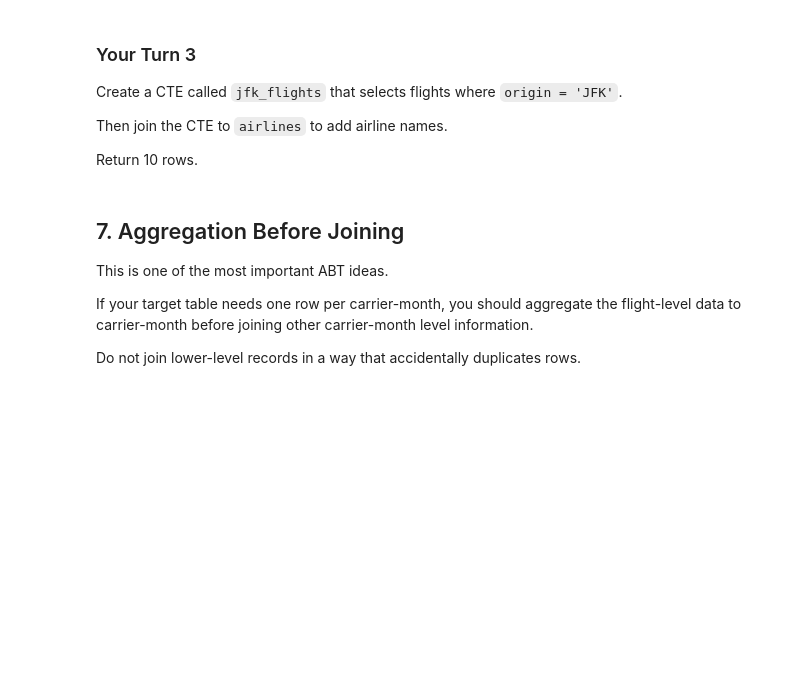
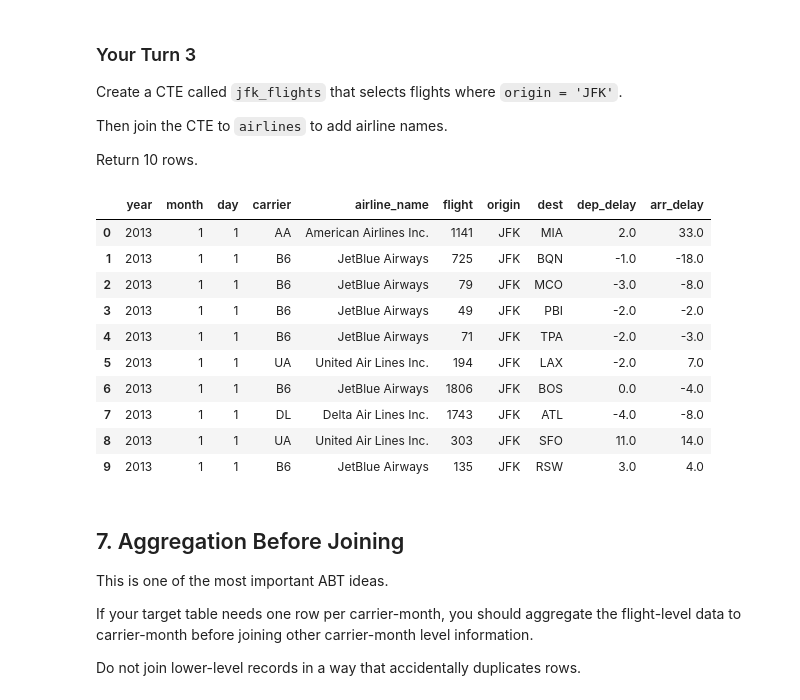
Before and after one commit to destinyu2003-lab/ban6003-week-9-10-destiny-ubaha, a Jupyter notebook: notebooks/module10_sql_joins_abt_guided_lab.ipynb, the cells around one changed output. Saved outputs shown, nothing was run; the diff lists cells and outputs as text; code cells hidden in the pictures; blank space fills up the shorter version.

```diff
--- a/notebooks/module10_sql_joins_abt_guided_lab.ipynb
+++ b/notebooks/module10_sql_joins_abt_guided_lab.ipynb
@@ -415,11 +525,51 @@ Return 10 rows.
 # %%
 # Your Turn 3
 
 query = '''
-
+WITH jfk_flights AS (
+    SELECT
+        year,
+        month,
+        day,
+        carrier,
+        flight,
+        origin,
+        dest,
+        dep_delay,
+        arr_delay
+    FROM flights
+    WHERE origin = 'JFK'
+)
+SELECT
+    f.year,
+    f.month,
+    f.day,
+    f.carrier,
+    a.name AS airline_name,
+    f.flight,
+    f.origin,
+    f.dest,
+    f.dep_delay,
+    f.arr_delay
+FROM jfk_flights AS f
+INNER JOIN airlines AS a
+    ON f.carrier = a.carrier
+LIMIT 10;
 '''
 
 run_query(query, engine)
+# %% [output]
+|  | year | month | day | carrier | airline_name | flight | origin | dest | dep_delay | arr_delay |
+| 0 | 2013 | 1 | 1 | AA | American Airlines Inc. | 1141 | JFK | MIA | 2.0 | 33.0 |
+| 1 | 2013 | 1 | 1 | B6 | JetBlue Airways | 725 | JFK | BQN | -1.0 | -18.0 |
+| 2 | 2013 | 1 | 1 | B6 | JetBlue Airways | 79 | JFK | MCO | -3.0 | -8.0 |
+| 3 | 2013 | 1 | 1 | B6 | JetBlue Airways | 49 | JFK | PBI | -2.0 | -2.0 |
+| 4 | 2013 | 1 | 1 | B6 | JetBlue Airways | 71 | JFK | TPA | -2.0 | -3.0 |
+| 5 | 2013 | 1 | 1 | UA | United Air Lines Inc. | 194 | JFK | LAX | -2.0 | 7.0 |
+| 6 | 2013 | 1 | 1 | B6 | JetBlue Airways | 1806 | JFK | BOS | 0.0 | -4.0 |
+| 7 | 2013 | 1 | 1 | DL | Delta Air Lines Inc. | 1743 | JFK | ATL | -4.0 | -8.0 |
+| 8 | 2013 | 1 | 1 | UA | United Air Lines Inc. | 303 | JFK | SFO | 11.0 | 14.0 |
+| 9 | 2013 | 1 | 1 | B6 | JetBlue Airways | 135 | JFK | RSW | 3.0 | 4.0 |
 # %% [markdown]
 ## 7. Aggregation Before Joining
 
```
Also changed, not shown: parts of 31 cells of this notebook, 3 other files.
